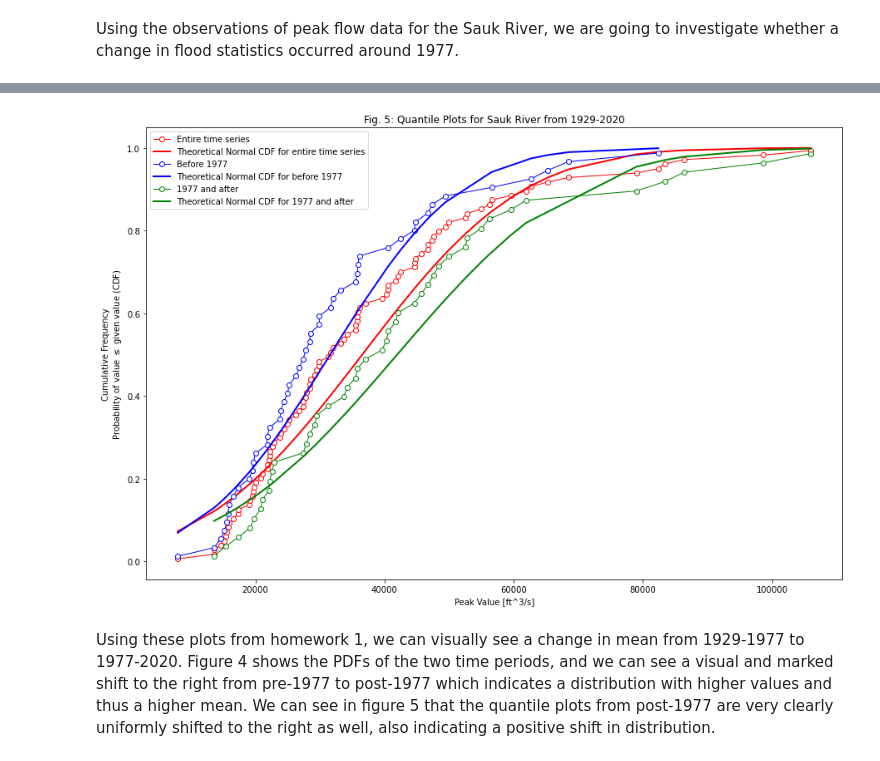
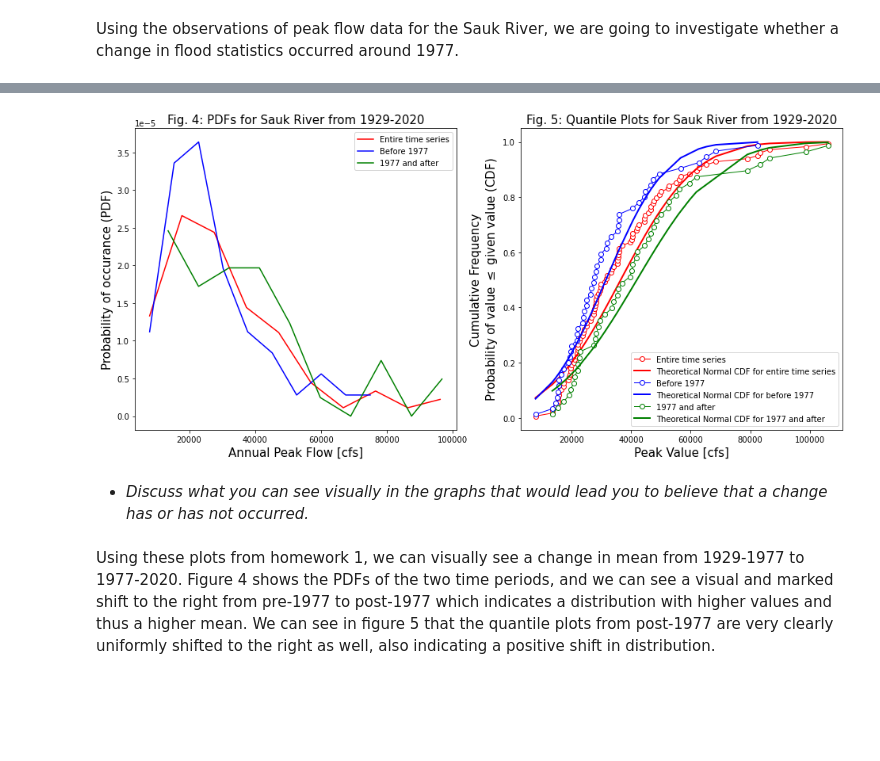
Before and after one commit to egagli/cewa565, a Jupyter notebook: homework/2/hw2.ipynb, the cells around one changed output, grey strips where cells are left out. Saved outputs shown, nothing was run; the diff lists cells and outputs as text; code cells hidden in the pictures; blank space fills up the shorter version.

```diff
--- a/homework/2/hw2.ipynb
+++ b/homework/2/hw2.ipynb
@@ -54,40 +38,55 @@ def cunnane_quantile(df, column_name):
 
     return ranked_df
 # %%
-# get mean and std for CDF calculation for each time period and plot on quantile plot
+# get mean and std for CDF calculation for each time period
 sample_values0 = Sauk_data['peak_va'].sort_values()
 sample_mean0 = Sauk_data['peak_va'].mean()
 sample_std0 = Sauk_data['peak_va'].std(ddof=1)
 normal_cdf0 = stats.norm.cdf(sample_values0, sample_mean0, sample_std0)
 sample_values1 = Sauk_data_before_1977['peak_va'].sort_values()
 sample_mean1 = Sauk_data_before_1977['peak_va'].mean()
 sample_std1 = Sauk_data_before_1977['peak_va'].std(ddof=1)
 normal_cdf1 = stats.norm.cdf(sample_values1, sample_mean1, sample_std1)
 sample_values2 = Sauk_data_after_1977['peak_va'].sort_values()
 sample_mean2 = Sauk_data_after_1977['peak_va'].mean()
 sample_std2 = Sauk_data_after_1977['peak_va'].std(ddof=1)
 normal_cdf2 = stats.norm.cdf(sample_values2, sample_mean2, sample_std2)
 
+f,ax = plt.subplots(1,2,figsize=(16,7))
 
-f,ax = plt.subplots(figsize=(15,10))
-cunnane_quantile(Sauk_data,'peak_va').plot(ax=ax,x='peak_va',y='cunnane_plotting_position',linestyle='-', lw=1,
+# create PDFs using histogram method outlined in emperical-distrubtions.ipynb
+counts0, bin_edges0 = np.histogram(Sauk_data['peak_va'], bins=10, density=True)
+counts1, bin_edges1 = np.histogram(Sauk_data_before_1977['peak_va'], bins=10, density=True)
+counts2, bin_edges2 = np.histogram(Sauk_data_after_1977['peak_va'], bins=10, density=True)
+ax[0].plot(bin_edges0[:-1],counts0,color='r',label='Entire time series')
+ax[0].plot(bin_edges1[:-1],counts1,color='b',label='Before 1977')
+ax[0].plot(bin_edges2[:-1],counts2,color='g',label='1977 and after')
+ax[0].legend()
+ax[0].set_title('Fig. 4: PDFs for Sauk River from 1929-2020',fontsize=15)
+ax[0].set_xlabel('Annual Peak Flow [cfs]', fontsize=15)
+ax[0].set_ylabel('Probability of occurance (PDF)', fontsize=15)
+
+# plot CDFs on quantile plots
+cunnane_quantile(Sauk_data,'peak_va').plot(ax=ax[1],x='peak_va',y='cunnane_plotting_position',linestyle='-', lw=1,
                marker='o', markerfacecolor='white', markeredgecolor='r',
                color='r',label='Entire time series')
-ax.plot(sample_values0,normal_cdf0,'r-', lw=2, label='Theoretical Normal CDF for entire time series')
-cunnane_quantile(Sauk_data_before_1977,'peak_va').plot(ax=ax,x='peak_va',y='cunnane_plotting_position',linestyle='-', lw=1,
+ax[1].plot(sample_values0,normal_cdf0,'r-', lw=2, label='Theoretical Normal CDF for entire time series')
+cunnane_quantile(Sauk_data_before_1977,'peak_va').plot(ax=ax[1],x='peak_va',y='cunnane_plotting_position',linestyle='-', lw=1,
                marker='o', markerfacecolor='white', markeredgecolor='b',
                color='b',label='Before 1977')
-ax.plot(sample_values1,normal_cdf1,'b-', lw=2, label='Theoretical Normal CDF for before 1977')
-cunnane_quantile(Sauk_data_after_1977,'peak_va').plot(ax=ax,x='peak_va',y='cunnane_plotting_position',linestyle='-', lw=1,
+ax[1].plot(sample_values1,normal_cdf1,'b-', lw=2, label='Theoretical Normal CDF for before 1977')
+cunnane_quantile(Sauk_data_after_1977,'peak_va').plot(ax=ax[1],x='peak_va',y='cunnane_plotting_position',linestyle='-', lw=1,
                marker='o', markerfacecolor='white', markeredgecolor='g',
                color='g',label='1977 and after')
-ax.plot(sample_values2,normal_cdf2,'g-', lw=2, label='Theoretical Normal CDF for 1977 and after')
+ax[1].plot(sample_values2,normal_cdf2,'g-', lw=2, label='Theoretical Normal CDF for 1977 and after')
 
-ax.legend()
-ax.set_title('Fig. 5: Quantile Plots for Sauk River from 1929-2020')
-ax.set_xlabel('Peak Value [ft^3/s]')
-ax.set_ylabel('Cumulative Frequency\nProbability of value $\leq$ given value (CDF)');
+ax[1].legend()
+ax[1].set_title('Fig. 5: Quantile Plots for Sauk River from 1929-2020',fontsize=15)
+ax[1].set_xlabel('Peak Value [cfs]',fontsize=15)
+ax[1].set_ylabel('Cumulative Frequency\nProbability of value $\leq$ given value (CDF)',fontsize=15);
 # %% [output]
-[figure, old version]
+[figure, new version]
+# %% [markdown]
+* *Discuss what you can see visually in the graphs that would lead you to believe that a change has or has not occurred.*
 # %% [markdown]
 Using these plots from homework 1, we can visually see a change in mean from 1929-1977 to 1977-2020. Figure 4 shows the PDFs of the two time periods, and we can see a visual and marked shift to the right from pre-1977 to post-1977 which indicates a distribution with higher values and thus a higher mean. We can see in figure 5 that the quantile plots from post-1977 are very clearly uniformly shifted to the right as well, also indicating a positive shift in distribution.
```
Also changed, not shown: parts of 57 cells of this notebook.
